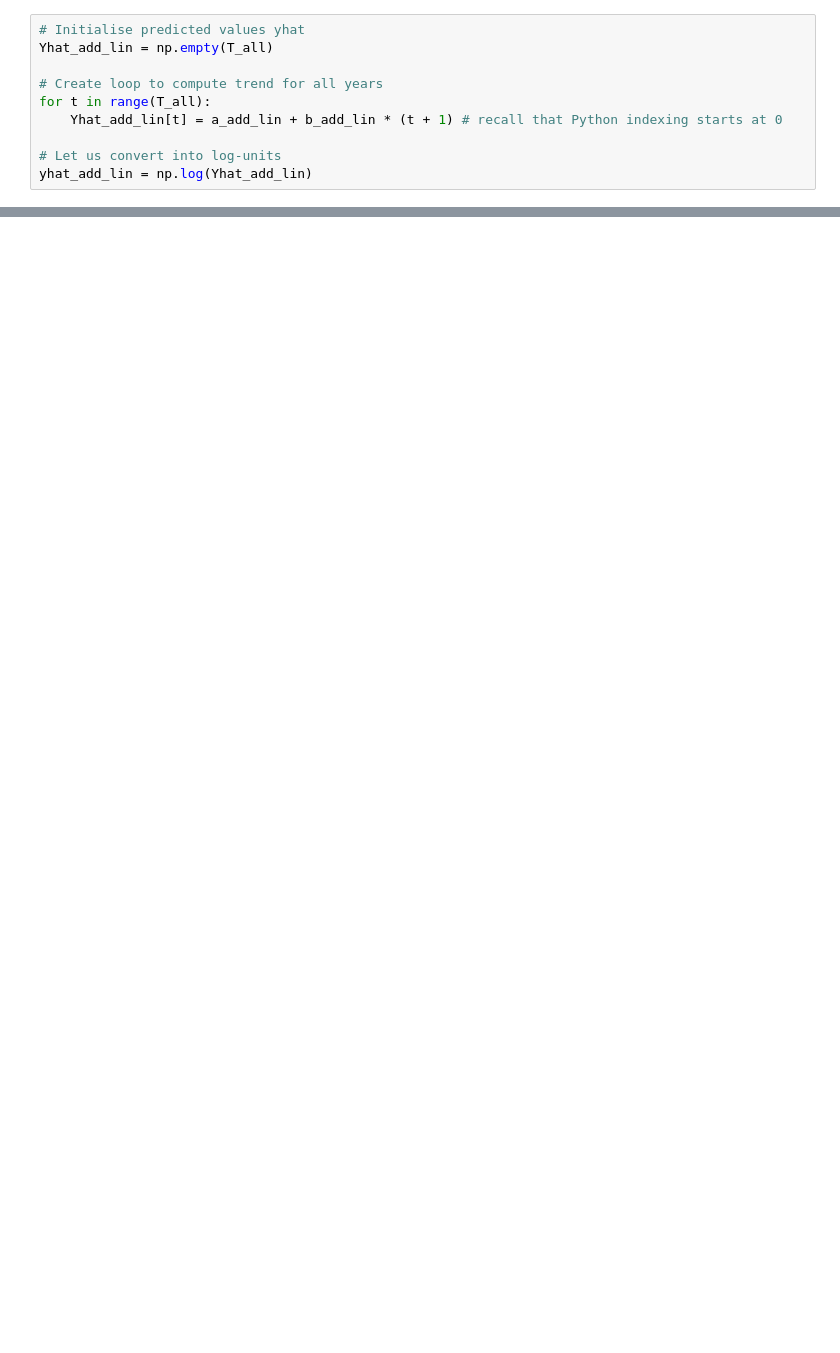
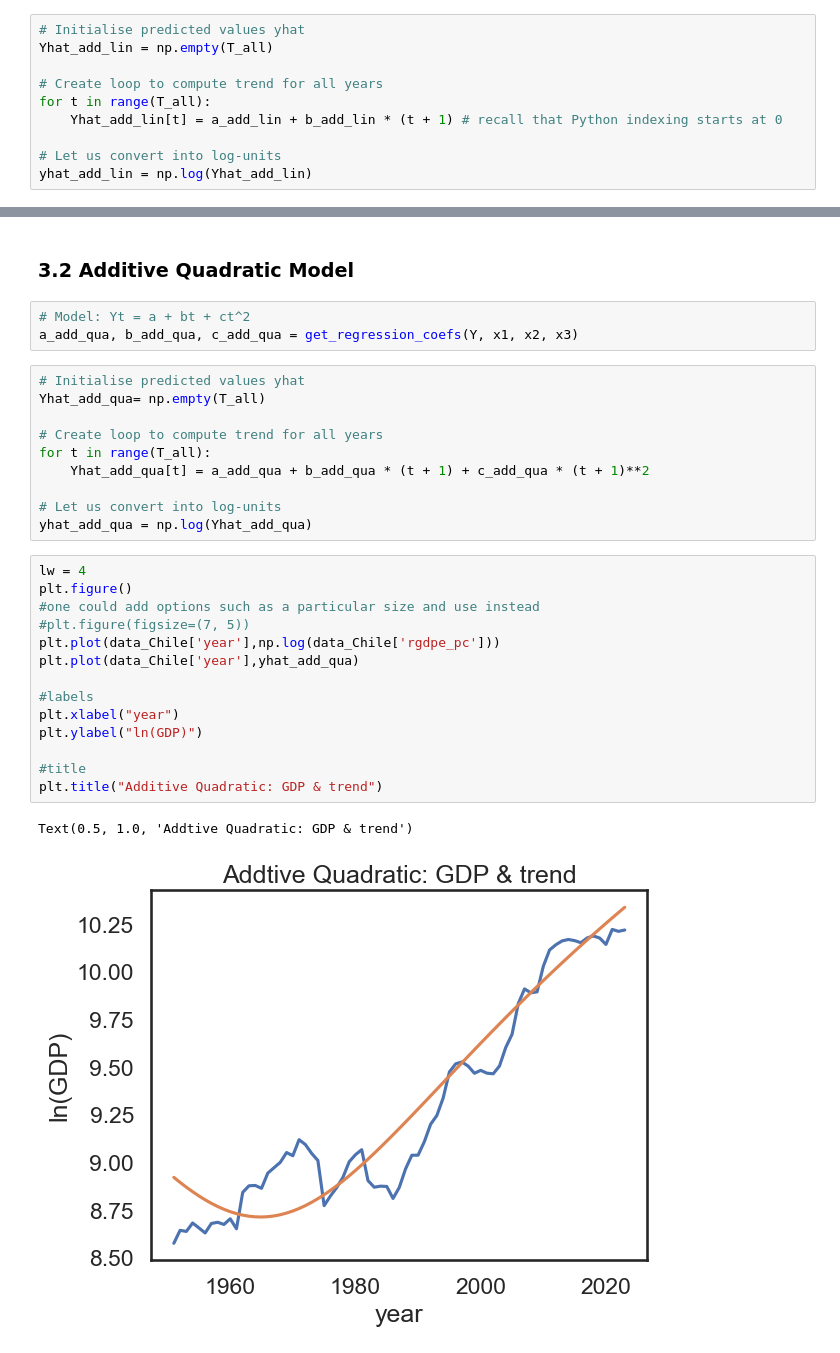
Before and after one commit to IcarusBai/EC2B1_Coursework, a Jupyter notebook: EC2B1_Coursework_Program.ipynb, the cells around one changed output, grey strips where cells are left out. Saved outputs shown, nothing was run; the diff lists cells and outputs as text; blank space fills up the shorter version.

Commit message:
feat[EC2B1_Coursework_Program] I completed trend for 4 models by modifying the example code

```diff
--- a/EC2B1_Coursework_Program.ipynb
+++ b/EC2B1_Coursework_Program.ipynb
@@ -90,3 +89,35 @@ plt.title("Linear Additive: GDP & trend")
 # %% [output]
 Text(0.5, 1.0, 'Linear Additive: GDP & trend')
 [figure]
+# %% [markdown]
+### 3.2 Additive Quadratic Model
+# %%
+# Model: Yt = a + bt + ct^2
+a_add_qua, b_add_qua, c_add_qua = get_regression_coefs(Y, x1, x2, x3)
+# %%
+# Initialise predicted values yhat
+Yhat_add_qua= np.empty(T_all)
+
+# Create loop to compute trend for all years
+for t in range(T_all):
+    Yhat_add_qua[t] = a_add_qua + b_add_qua * (t + 1) + c_add_qua * (t + 1)**2
+
+# Let us convert into log-units
+yhat_add_qua = np.log(Yhat_add_qua)
+# %%
+lw = 4
+plt.figure()
+#one could add options such as a particular size and use instead
+#plt.figure(figsize=(7, 5))
+plt.plot(data_Chile['year'],np.log(data_Chile['rgdpe_pc']))
+plt.plot(data_Chile['year'],yhat_add_qua)
+
+#labels
+plt.xlabel("year")
+plt.ylabel("ln(GDP)")
+
+#title
+plt.title("Additive Quadratic: GDP & trend")
+# %% [output]
+Text(0.5, 1.0, 'Addtive Quadratic: GDP & trend')
+[figure, added]
```
Also changed, not shown: parts of 11 cells of this notebook.
